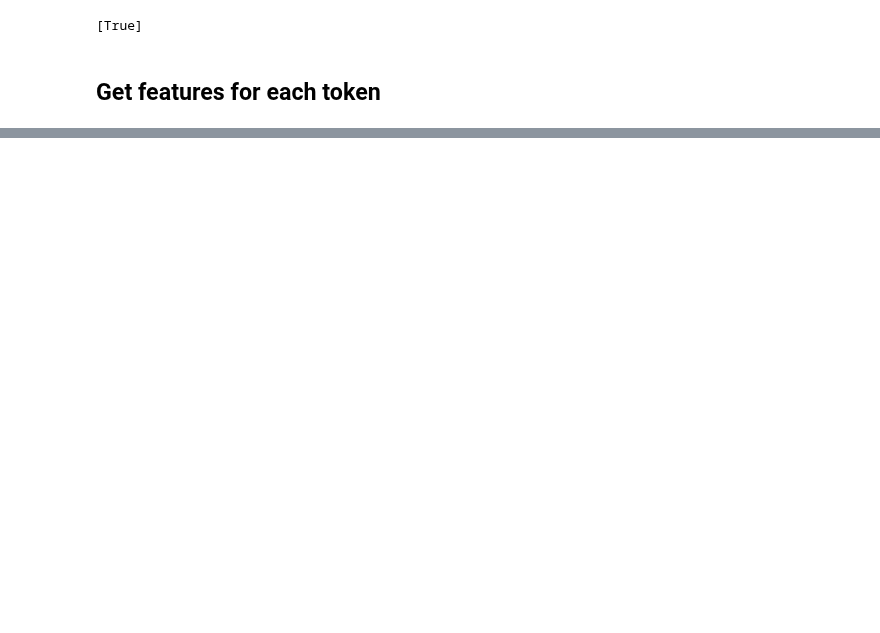
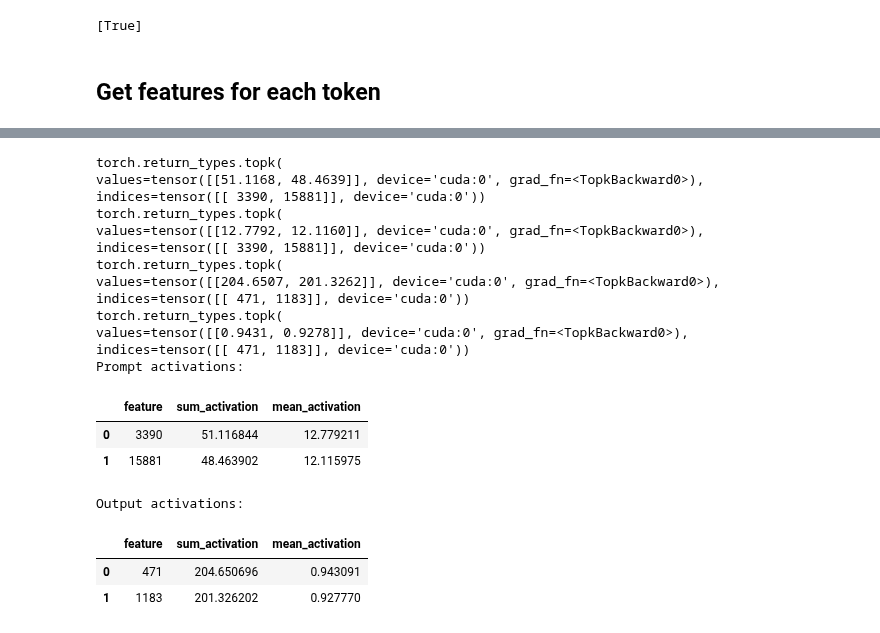
Before and after one commit to tatsath/Interpretability, a Jupyter notebook: ActivationDetectTwoPass.ipynb, the cells around one changed output, grey strips where cells are left out. Cells and saved outputs as stored; diff of their text form; code cells hidden in the pictures; blank space fills up the shorter version.

```diff
--- a/ActivationDetectTwoPass.ipynb
+++ b/ActivationDetectTwoPass.ipynb
@@ -149,36 +149,14 @@ n_generate = 1  #@param {type: "integer"}
 ## Main code prompt
 # %%
 full_res = []
-#v = range(0,10)
-#for ismpl in v:
 
-
-    # prompt = """<start_of_turn>user\nCan you rate  the following sentnece as a financial credit sentiment, very positive,
-    # somewhat positive, neutral, somewhat negative,
-    # very negative? """ + ismpl + '<end_of_turn>\n<start_of_turn>model\nThe sentiment of the setence is "X"'
-
-
-prompt = "Credit Risk"
+prompt = "Credit Risk related"
 # prompt = """Credit Risk Related"""
 
 
 
-#prompt = '<start_of_turn>user\nWhat is the meaning of the word "X"?<end_of_turn>\n<start_of_turn>model\nThe meaning of the word "X" is "'
 
-# prompt = '<start_of_turn>user\n' + ismpl +  '<end_of_turn>\n<start_of_turn>model X'
-# positions = [i for i, a in enumerate(model.tokenizer.encode(prompt)) if model.tokenizer.decode([a]) == "X"]
-# print(positions)
-#with model.generate(prompt, max_new_tokens=max_new_tokens, num_return_sequences=n_generate, do_sample=False, scan=False, validate=False, temperature=0.0) as gen:
 with model.generate(prompt, max_new_tokens=max_new_tokens, num_return_sequences=n_generate, do_sample=True, scan=False, validate=False) as gen:
-    # vector steering section
-    # for feature_i in topics:
-    # vector = sae.W_dec[[feature]]
-    # vector = vector / vector.norm()
-    # vector = vector * scale
-    # setting vector into layer 2
-    # for position in positions:
-    #   model.model.layers[2].output[0][:, position] = vector
-
     # get final output saved
     out = model.generator.output.save()
     # capture at layer 6 or 12
@@ -351,0 +416,33 @@ values=tensor([[230.4269, 222.2342,  97.0888,  84.6276,  82.8532,  79.9836,  78.
+# %%
+# Get the top 100 activations for both prompt and output
+
+prompt = "credit Risk related"
+prompt_df, output_df = get_top_activations(model, sae, prompt, top_n=2)
+
+# Display the DataFrames
+print("Prompt activations:")
+display(prompt_df)
+
+print("\nOutput activations:")
+display(output_df)
+# %% [output]
+torch.return_types.topk(
+values=tensor([[51.1168, 48.4639]], device='cuda:0', grad_fn=<TopkBackward0>),
+indices=tensor([[ 3390, 15881]], device='cuda:0'))
+torch.return_types.topk(
+values=tensor([[12.7792, 12.1160]], device='cuda:0', grad_fn=<TopkBackward0>),
+indices=tensor([[ 3390, 15881]], device='cuda:0'))
+torch.return_types.topk(
+values=tensor([[204.6507, 201.3262]], device='cuda:0', grad_fn=<TopkBackward0>),
+indices=tensor([[ 471, 1183]], device='cuda:0'))
+torch.return_types.topk(
+values=tensor([[0.9431, 0.9278]], device='cuda:0', grad_fn=<TopkBackward0>),
+indices=tensor([[ 471, 1183]], device='cuda:0'))
+Prompt activations:
+|  | feature | sum_activation | mean_activation |
+| 0 | 3390 | 51.116844 | 12.779211 |
+| 1 | 15881 | 48.463902 | 12.115975 |
+Output activations:
+|  | feature | sum_activation | mean_activation |
+| 0 | 471 | 204.650696 | 0.943091 |
+| 1 | 1183 | 201.326202 | 0.927770 |
```
Also changed, not shown: parts of 13 cells of this notebook.
